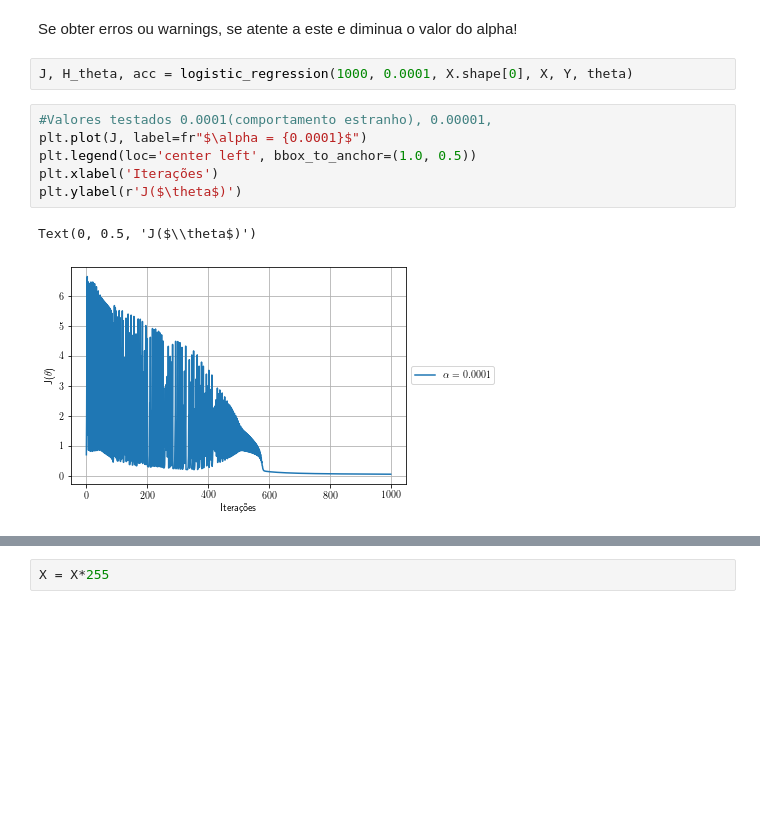
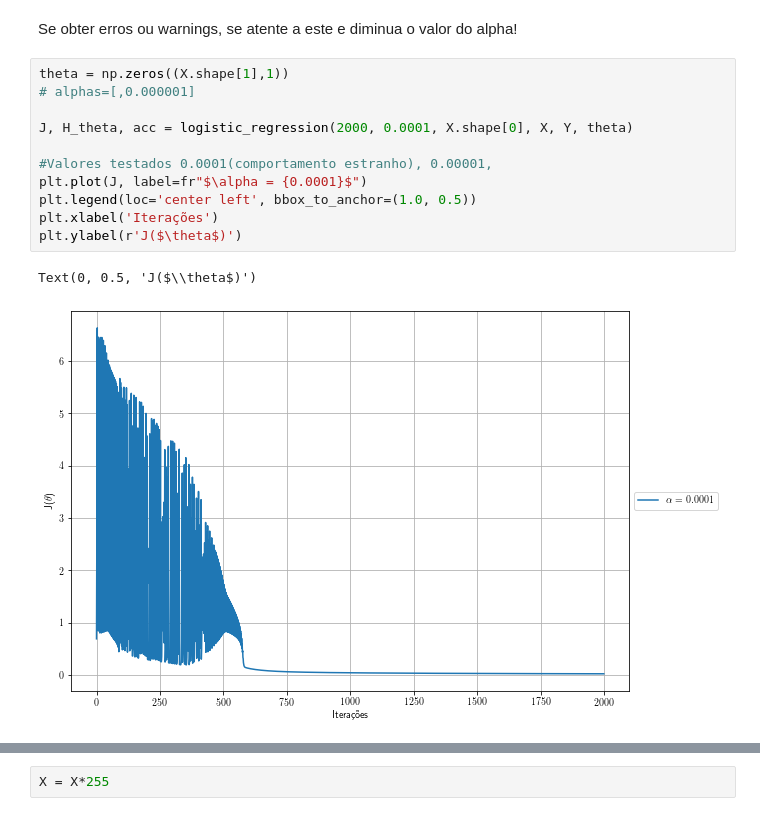
Before and after one commit to danbailo/LogisticRegression, a Jupyter notebook: src/Trabalho 3 - Inteligência Artificial.ipynb, the cells around one changed output, grey strips where cells are left out. Cells and saved outputs as stored; diff of their text form; blank space fills up the shorter version.

```diff
--- a/src/Trabalho 3 - Inteligência Artificial.ipynb
+++ b/src/Trabalho 3 - Inteligência Artificial.ipynb
@@ -119,17 +158,20 @@ theta.shape
 (12289, 1)
 # %% [markdown]
 Se obter erros ou warnings, se atente a este e diminua o valor do alpha!
-# %%
-J, H_theta, acc = logistic_regression(1000, 0.0001, X.shape[0], X, Y, theta)
 # %%
+theta = np.zeros((X.shape[1],1))
+# alphas=[,0.000001]
+
+J, H_theta, acc = logistic_regression(2000, 0.0001, X.shape[0], X, Y, theta)
+
 #Valores testados 0.0001(comportamento estranho), 0.00001,
 plt.plot(J, label=fr"$\alpha = {0.0001}$")
 plt.legend(loc='center left', bbox_to_anchor=(1.0, 0.5))
 plt.xlabel('Iterações')
 plt.ylabel(r'J($\theta$)')
 # %% [output]
 Text(0, 0.5, 'J($\\theta$)')
-[figure, old version]
+[figure, new version]
 # %%
 plt.plot(acc, label="Acurácia")
 plt.legend(loc='center left', bbox_to_anchor=(1.0, 0.5))
```
Also changed, not shown: parts of 11 cells of this notebook, 2 other files.
